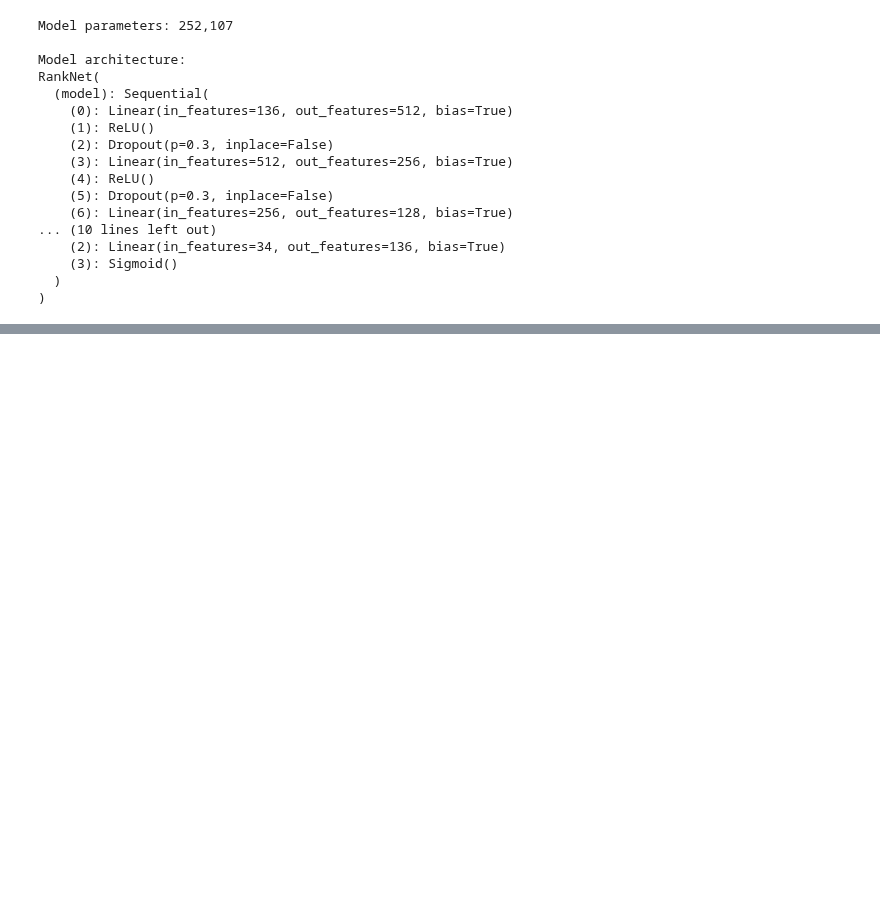
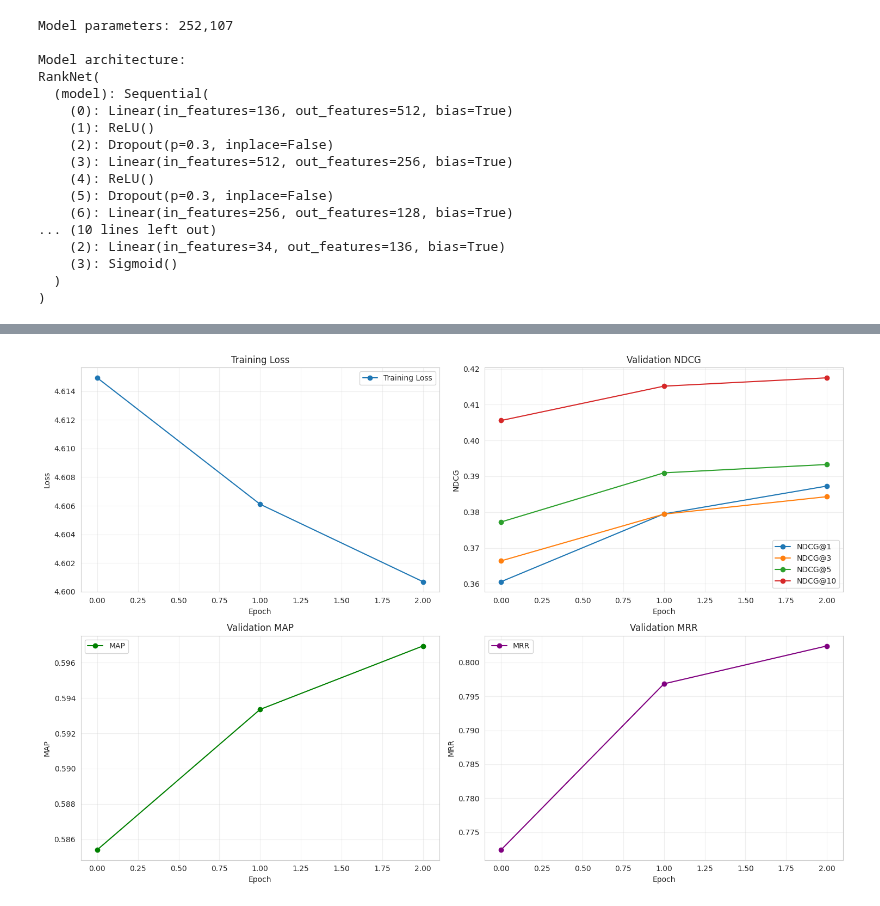
Before and after one commit to HarishSivakumaran/ML-Projects, a Jupyter notebook: learning-to-rank.ipynb, the cells around one changed output, grey strips where cells are left out. Drawn from its saved outputs; the diff is of its cells as text; code cells hidden in the pictures; blank space fills up the shorter version.

```diff
--- a/learning-to-rank.ipynb
+++ b/learning-to-rank.ipynb
@@ -251,0 +550,41 @@ RankNet(
+# %%
+# Plot training curves
+fig, axes = plt.subplots(2, 2, figsize=(15, 10))
+
+# Loss curve
+axes[0, 0].plot(history['train_loss'], label='Training Loss', marker='o')
+axes[0, 0].set_xlabel('Epoch')
+axes[0, 0].set_ylabel('Loss')
+axes[0, 0].set_title('Training Loss')
+axes[0, 0].legend()
+axes[0, 0].grid(True, alpha=0.3)
+
+# NDCG curves
+for k in [1, 3, 5, 10]:
+    axes[0, 1].plot(history[f'val_NDCG@{k}'], label=f'NDCG@{k}', marker='o')
+axes[0, 1].set_xlabel('Epoch')
+axes[0, 1].set_ylabel('NDCG')
+axes[0, 1].set_title('Validation NDCG')
+axes[0, 1].legend()
+axes[0, 1].grid(True, alpha=0.3)
+
+# MAP curve
+axes[1, 0].plot(history['val_MAP'], label='MAP', color='green', marker='o')
+axes[1, 0].set_xlabel('Epoch')
+axes[1, 0].set_ylabel('MAP')
+axes[1, 0].set_title('Validation MAP')
+axes[1, 0].legend()
+axes[1, 0].grid(True, alpha=0.3)
+
+# MRR curve
+axes[1, 1].plot(history['val_MRR'], label='MRR', color='purple', marker='o')
+axes[1, 1].set_xlabel('Epoch')
+axes[1, 1].set_ylabel('MRR')
+axes[1, 1].set_title('Validation MRR')
+axes[1, 1].legend()
+axes[1, 1].grid(True, alpha=0.3)
+
+plt.tight_layout()
+plt.show()
+# %% [output]
+[figure, added]
```
Also changed, not shown: parts of 6 cells of this notebook.
